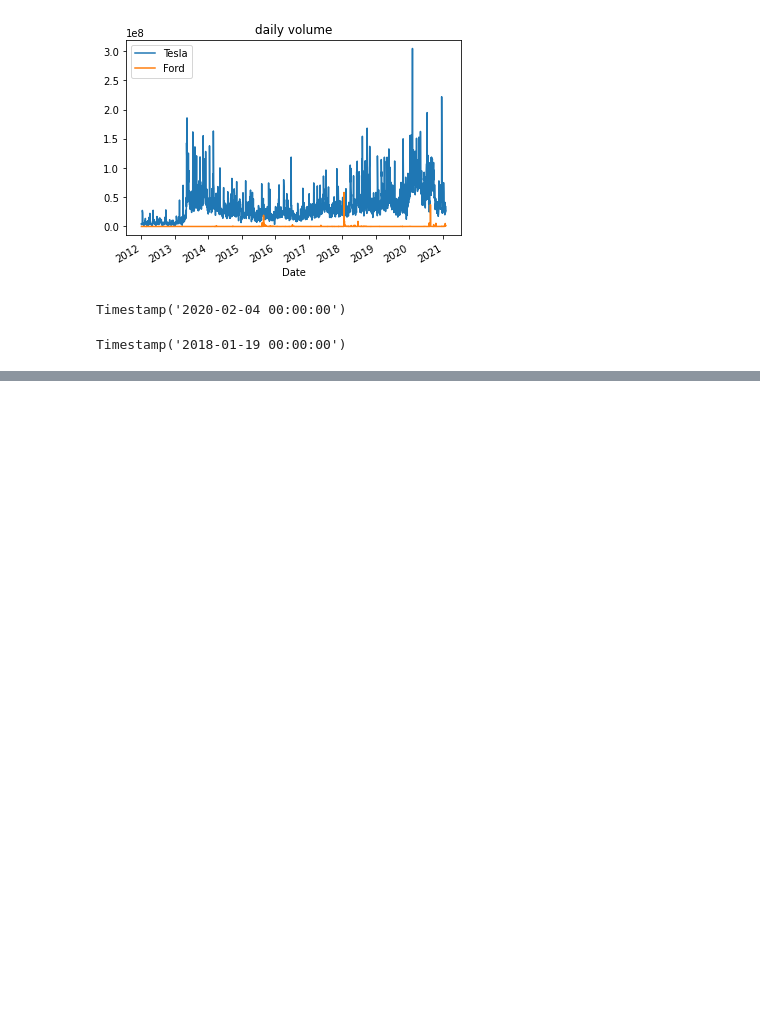
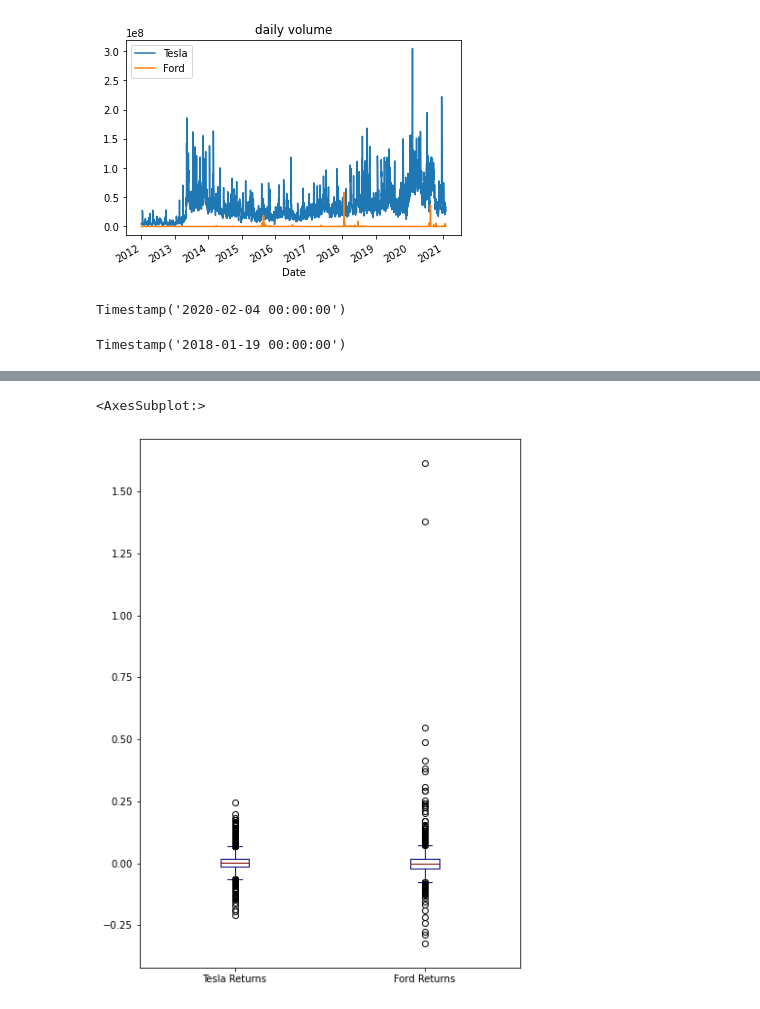
Before and after one commit to anacarol84/Project1_Tesla, a Jupyter notebook: Project-1/Tesla vs Ford.ipynb, the cells around one changed output, grey strips where cells are left out. Drawn from its saved outputs; the diff is of its cells as text; code cells hidden in the pictures; blank space fills up the shorter version.

```diff
--- a/Project-1/Tesla vs Ford.ipynb
+++ b/Project-1/Tesla vs Ford.ipynb
@@ -68,0 +88,5 @@ Timestamp('2018-01-19 00:00:00')
+# %%
+#finding daily percentage change
+tesla['returns'] = tesla['Close'].pct_change(1)
+ford['returns'] = ford['Close'].pct_change(1)
+tesla.head()
@@ -68,0 +111,8 @@ Timestamp('2018-01-19 00:00:00')
+# %%
+#boxplots comparing returns
+box_df = pd.concat([tesla['returns'],ford['returns']],axis=1)
+box_df.columns = ['Tesla Returns','Ford Returns']
+box_df.plot(kind='box',figsize=(7,10),colormap = 'jet')
+# %% [output]
+<AxesSubplot:>
+[figure, added]
```
Also changed, not shown: parts of 4 cells of this notebook.
